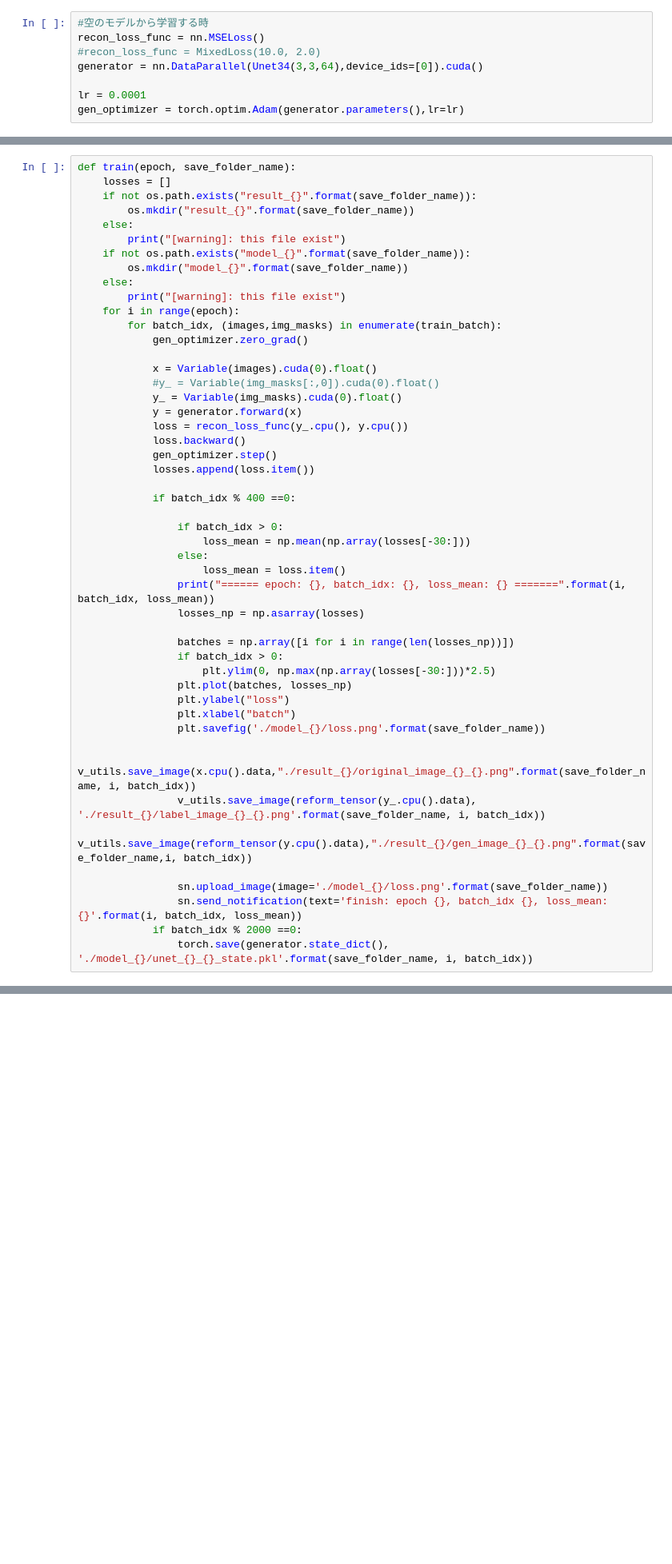
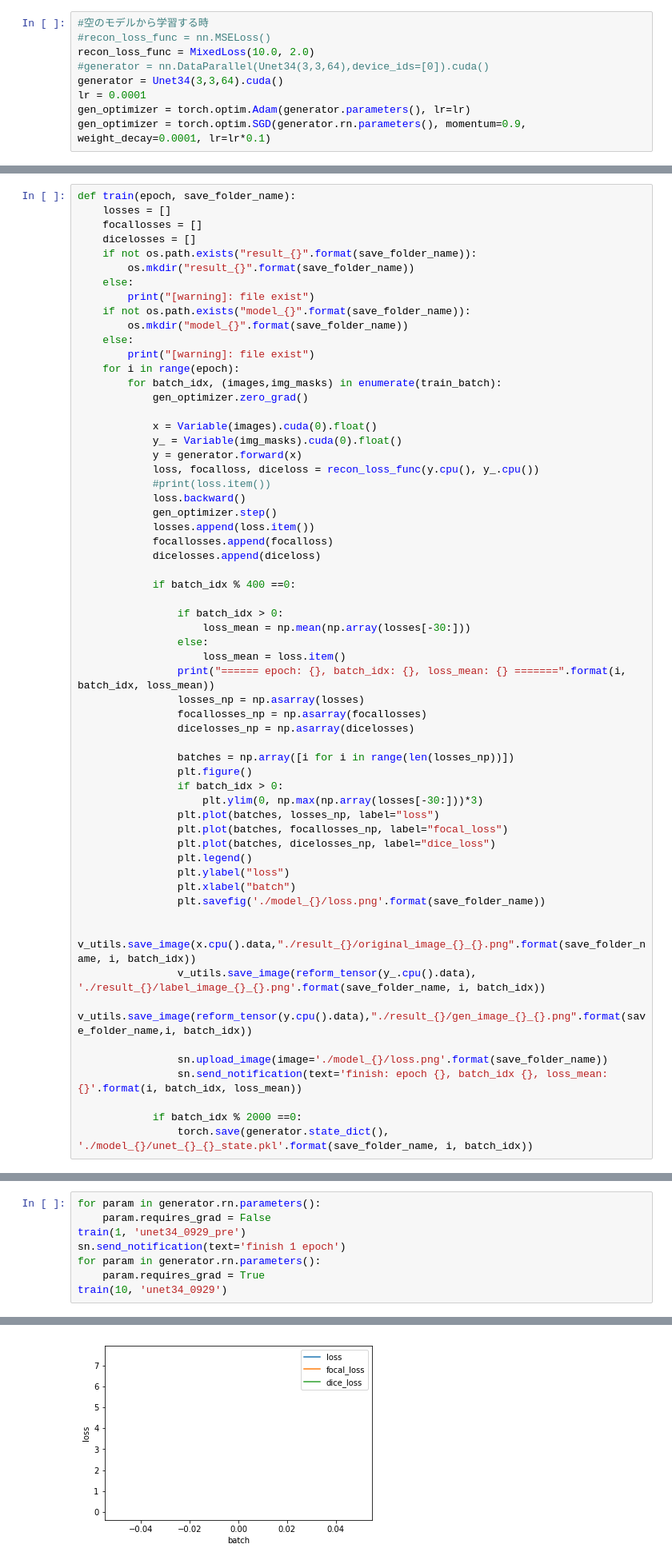
Before and after one commit to Kaggle-MechB/AirbusShipDetection-Unet, a Jupyter notebook: unet34.ipynb, the cells around one changed output, grey strips where cells are left out. Shown at 80% size. Saved outputs shown, nothing was run; the diff lists cells and outputs as text; blank space fills up the shorter version.

Commit message:
focalloss

```diff
--- a/unet34.ipynb
+++ b/unet34.ipynb
@@ -468,11 +480,12 @@ def dice_loss(input, target):
 # %%
 #空のモデルから学習する時
-recon_loss_func = nn.MSELoss()
-#recon_loss_func = MixedLoss(10.0, 2.0)
-generator = nn.DataParallel(Unet34(3,3,64),device_ids=[0]).cuda()
-
+#recon_loss_func = nn.MSELoss()
+recon_loss_func = MixedLoss(10.0, 2.0)
+#generator = nn.DataParallel(Unet34(3,3,64),device_ids=[0]).cuda()
+generator = Unet34(3,3,64).cuda()
 lr = 0.0001
-gen_optimizer = torch.optim.Adam(generator.parameters(),lr=lr)
+gen_optimizer = torch.optim.Adam(generator.parameters(), lr=lr)
+gen_optimizer = torch.optim.SGD(generator.rn.parameters(), momentum=0.9, weight_decay=0.0001, lr=lr*0.1)
 # %% [output]
 ------Initiating U-Net34------
 # %% [markdown]
@@ -484,26 +497,30 @@ def reform_tensor(tensor):
 # %%
 def train(epoch, save_folder_name):
     losses = []
+    focallosses = []
+    dicelosses = []
     if not os.path.exists("result_{}".format(save_folder_name)):
         os.mkdir("result_{}".format(save_folder_name))
     else:
-        print("[warning]: this file exist")
+        print("[warning]: file exist")
     if not os.path.exists("model_{}".format(save_folder_name)):
         os.mkdir("model_{}".format(save_folder_name))
     else:
-        print("[warning]: this file exist")
+        print("[warning]: file exist")
     for i in range(epoch):
         for batch_idx, (images,img_masks) in enumerate(train_batch):
             gen_optimizer.zero_grad()
 
             x = Variable(images).cuda(0).float()
-            #y_ = Variable(img_masks[:,0]).cuda(0).float()
             y_ = Variable(img_masks).cuda(0).float()
             y = generator.forward(x)
-            loss = recon_loss_func(y_.cpu(), y.cpu())
+            loss, focalloss, diceloss = recon_loss_func(y.cpu(), y_.cpu())
+            #print(loss.item())
             loss.backward()
             gen_optimizer.step()
             losses.append(loss.item())
+            focallosses.append(focalloss)
+            dicelosses.append(diceloss)
 
             if batch_idx % 400 ==0:
 
@@ -513,11 +530,17 @@ def train(epoch, save_folder_name):
                     loss_mean = loss.item()
                 print("====== epoch: {}, batch_idx: {}, loss_mean: {} =======".format(i, batch_idx, loss_mean))
                 losses_np = np.asarray(losses)
+                focallosses_np = np.asarray(focallosses)
+                dicelosses_np = np.asarray(dicelosses)
 
                 batches = np.array([i for i in range(len(losses_np))])
+                plt.figure()
                 if batch_idx > 0:
-                    plt.ylim(0, np.max(np.array(losses[-30:]))*2.5)
-                plt.plot(batches, losses_np)
+                    plt.ylim(0, np.max(np.array(losses[-30:]))*3)
+                plt.plot(batches, losses_np, label="loss")
+                plt.plot(batches, focallosses_np, label="focal_loss")
+                plt.plot(batches, dicelosses_np, label="dice_loss")
+                plt.legend()
                 plt.ylabel("loss")
                 plt.xlabel("batch")
                 plt.savefig('./model_{}/loss.png'.format(save_folder_name))
@@ -528,5 +551,6 @@ def train(epoch, save_folder_name):
 
                 sn.upload_image(image='./model_{}/loss.png'.format(save_folder_name))
                 sn.send_notification(text='finish: epoch {}, batch_idx {}, loss_mean: {}'.format(i, batch_idx, loss_mean))
+
             if batch_idx % 2000 ==0:
                 torch.save(generator.state_dict(), './model_{}/unet_{}_{}_state.pkl'.format(save_folder_name, i, batch_idx))
@@ -534,0 +557,9 @@ train(10, 'unet34')
+# %%
+for param in generator.rn.parameters():
+    param.requires_grad = False
+train(1, 'unet34_0929_pre')
+sn.send_notification(text='finish 1 epoch')
+for param in generator.rn.parameters():
+    param.requires_grad = True
+train(10, 'unet34_0929')
+# %% [output]
@@ -534,0 +589 @@ train(10, 'unet34')
+[figure, added]
```
Also changed, not shown: parts of 5 cells of this notebook.
